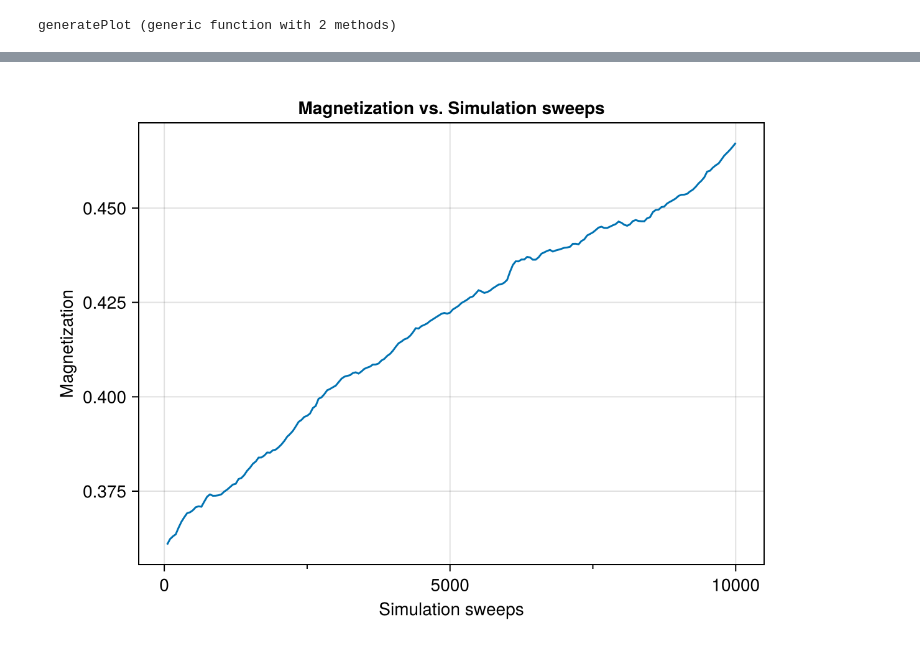
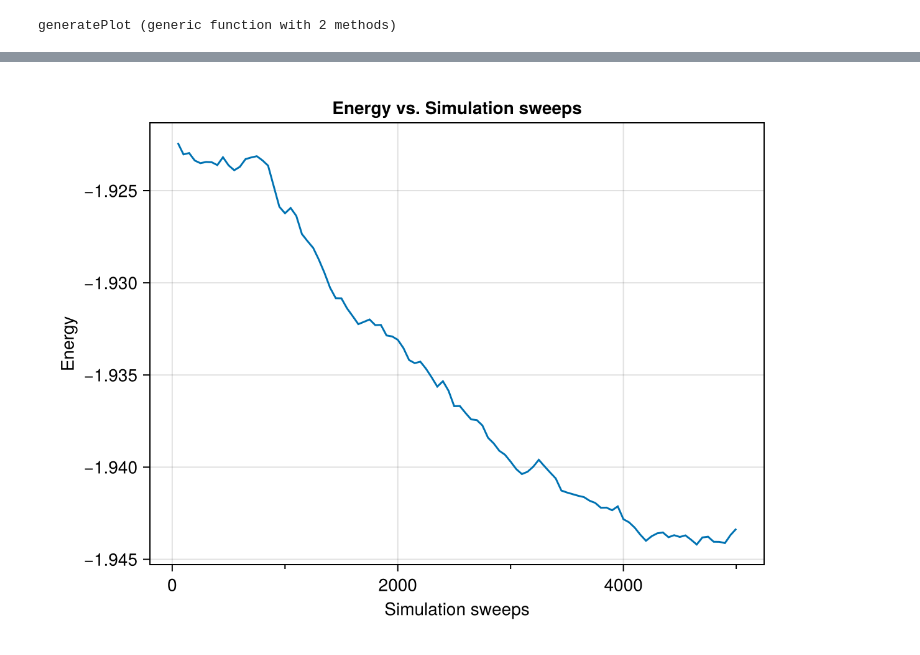
Before and after one commit to PatXue/Biquadratic.jl, a Jupyter notebook: analysis/j1-sweep.ipynb, the cells around one changed output, grey strips where cells are left out. Drawn from its saved outputs; the diff is of its cells as text; code cells hidden in the pictures.

```diff
--- a/analysis/j1-sweep.ipynb
+++ b/analysis/j1-sweep.ipynb
@@ -185,26 +185,26 @@ generatePlot(
 # %%
 fig = Figure()
 
 ax = fig[1,1] = Axis(
     fig,
-    title="Magnetization vs. Simulation sweeps",
+    title="Energy vs. Simulation sweeps",
     xlabel="Simulation sweeps",
-    ylabel="Magnetization",
+    ylabel="Energy",
     xminorticksvisible=true
 )
 
-task_no = "02"
+task_no = "41"
 h5open("../jobs/j1-sweep.data/task00" * task_no * "/run0001.meas.h5") do file
     mag_group = file["observables/Energy"]
     mag_samples = read(mag_group, "samples")
     bin_len = read(mag_group, "bin_length")
     lines!(
         bin_len .* collect(1:length(mag_samples)),
         mag_samples,
         label="T = 2.2435698905536414"
     )
 end
 
 fig
 # %% [output]
-[figure, old version]
+[figure, new version]
```
Also changed, not shown: parts of 6 cells of this notebook.
